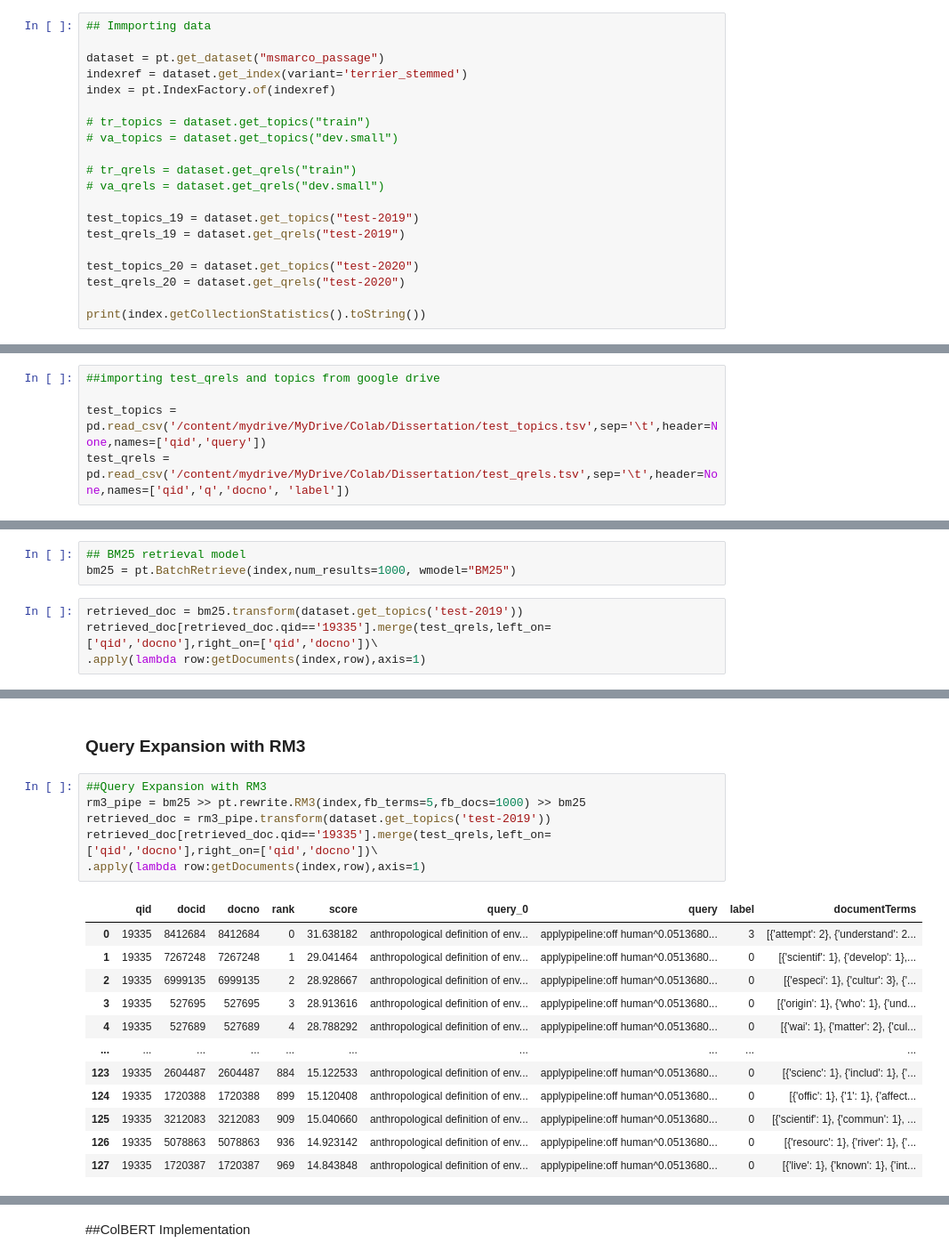
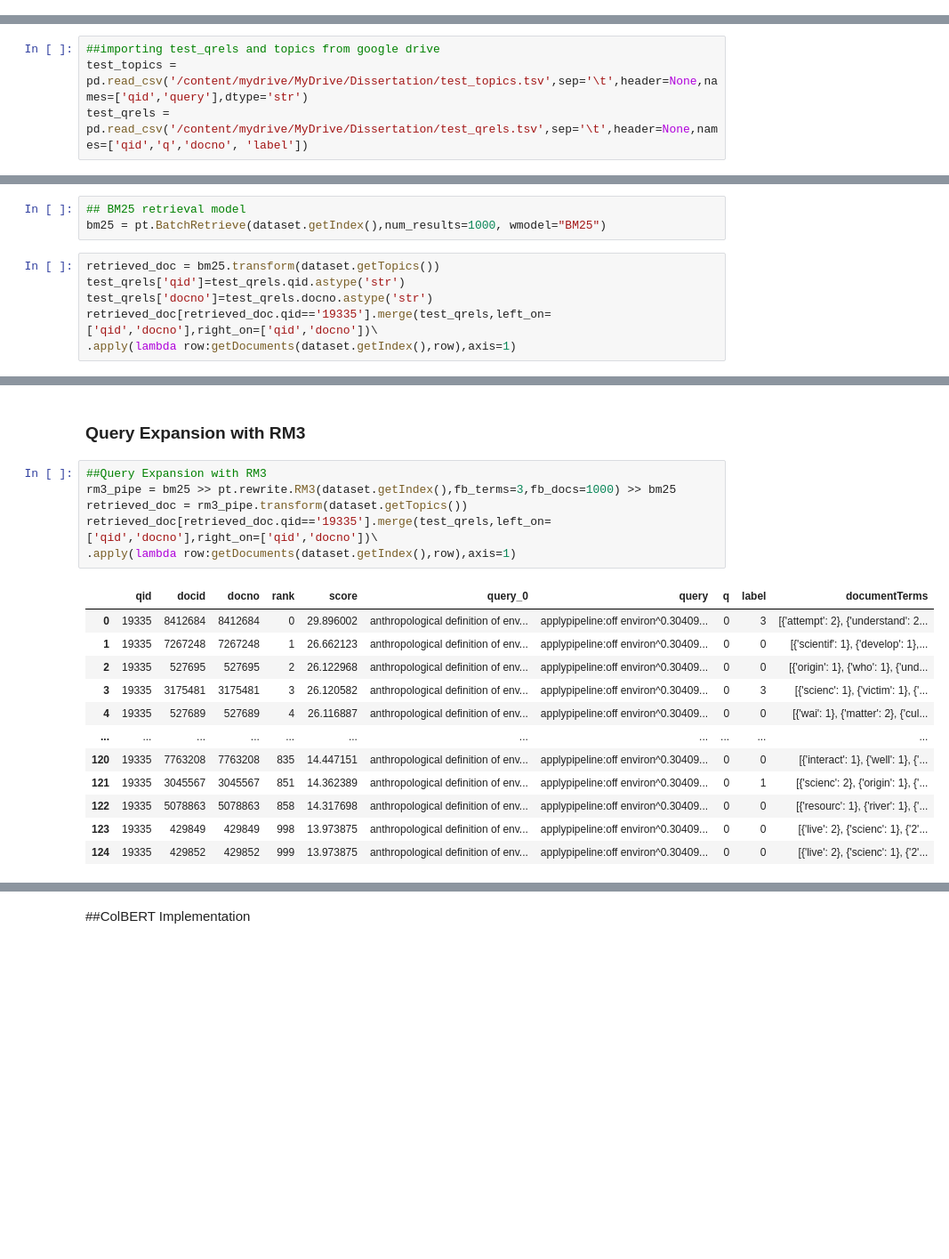
Before and after one commit to akshay-3apr/UoG-Dissertation, a Jupyter notebook: Dissertation.ipynb, the cells around one changed output, grey strips where cells are left out. Shown: that part at 89% size. Cells and saved outputs as stored; diff of their text form; blank space fills up the shorter version.

```diff
--- a/Dissertation.ipynb
+++ b/Dissertation.ipynb
@@ -89,22 +91,2 @@ pt.datasets.find_datasets('msmarco')
 # %% [markdown]
 ####Importing data
-# %%
-## Immporting data
-
-dataset = pt.get_dataset("msmarco_passage")
-indexref = dataset.get_index(variant='terrier_stemmed')
-index = pt.IndexFactory.of(indexref)
-
-# tr_topics = dataset.get_topics("train")
-# va_topics = dataset.get_topics("dev.small")
-
-# tr_qrels = dataset.get_qrels("train")
-# va_qrels = dataset.get_qrels("dev.small")
-
-test_topics_19 = dataset.get_topics("test-2019")
-test_qrels_19 = dataset.get_qrels("test-2019")
-
-test_topics_20 = dataset.get_topics("test-2020")
-test_qrels_20 = dataset.get_qrels("test-2020")
-
-print(index.getCollectionStatistics().toString())
@@ -166,8 +208,7 @@ test_topics_19[test_topics_19.qid.isin(test_qrels_19.qid)].to_csv("test_topics.t
 # %%
 ##importing test_qrels and topics from google drive
-
-test_topics = pd.read_csv('/content/mydrive/MyDrive/Colab/Dissertation/test_topics.tsv',sep='\t',header=None,names=['qid','query'])
-test_qrels = pd.read_csv('/content/mydrive/MyDrive/Colab/Dissertation/test_qrels.tsv',sep='\t',header=None,names=['qid','q','docno', 'label'])
+test_topics = pd.read_csv('/content/mydrive/MyDrive/Dissertation/test_topics.tsv',sep='\t',header=None,names=['qid','query'],dtype='str')
+test_qrels = pd.read_csv('/content/mydrive/MyDrive/Dissertation/test_qrels.tsv',sep='\t',header=None,names=['qid','q','docno', 'label'])
 # %% [markdown]
 #### Qrels labels relevance:
 
@@ -180,9 +334,11 @@ amongst extraneous information.
 ##BM25 Model
 # %%
 ## BM25 retrieval model
-bm25 = pt.BatchRetrieve(index,num_results=1000, wmodel="BM25")
+bm25 = pt.BatchRetrieve(dataset.getIndex(),num_results=1000, wmodel="BM25")
 # %%
-retrieved_doc = bm25.transform(dataset.get_topics('test-2019'))
+retrieved_doc = bm25.transform(dataset.getTopics())
+test_qrels['qid']=test_qrels.qid.astype('str')
+test_qrels['docno']=test_qrels.docno.astype('str')
 retrieved_doc[retrieved_doc.qid=='19335'].merge(test_qrels,left_on=['qid','docno'],right_on=['qid','docno'])\
-.apply(lambda row:getDocuments(index,row),axis=1)
+.apply(lambda row:getDocuments(dataset.getIndex(),row),axis=1)
 # %% [output]
@@ -209,20 +364,20 @@ retrieved_doc.to_csv("top1000.csv",sep="\t",header=False,index=False,columns=["q
 ### Query Expansion with RM3
 # %%
 ##Query Expansion with RM3
-rm3_pipe = bm25 >> pt.rewrite.RM3(index,fb_terms=5,fb_docs=1000) >> bm25
-retrieved_doc = rm3_pipe.transform(dataset.get_topics('test-2019'))
+rm3_pipe = bm25 >> pt.rewrite.RM3(dataset.getIndex(),fb_terms=3,fb_docs=1000) >> bm25
+retrieved_doc = rm3_pipe.transform(dataset.getTopics())
 retrieved_doc[retrieved_doc.qid=='19335'].merge(test_qrels,left_on=['qid','docno'],right_on=['qid','docno'])\
-.apply(lambda row:getDocuments(index,row),axis=1)
+.apply(lambda row:getDocuments(dataset.getIndex(),row),axis=1)
 # %% [output]
-|  | qid | docid | docno | rank | score | query_0 | query | label | documentTerms |
-| 0 | 19335 | 8412684 | 8412684 | 0 | 31.638182 | anthropological definition of env... | applypipeline:off human^0.0513680... | 3 | [{'attempt': 2}, {'understand': 2... |
-| 1 | 19335 | 7267248 | 7267248 | 1 | 29.041464 | anthropological definition of env... | applypipeline:off human^0.0513680... | 0 | [{'scientif': 1}, {'develop': 1},... |
-| 2 | 19335 | 6999135 | 6999135 | 2 | 28.928667 | anthropological definition of env... | applypipeline:off human^0.0513680... | 0 | [{'especi': 1}, {'cultur': 3}, {'... |
-| 3 | 19335 | 527695 | 527695 | 3 | 28.913616 | anthropological definition of env... | applypipeline:off human^0.0513680... | 0 | [{'origin': 1}, {'who': 1}, {'und... |
-| 4 | 19335 | 527689 | 527689 | 4 | 28.788292 | anthropological definition of env... | applypipeline:off human^0.0513680... | 0 | [{'wai': 1}, {'matter': 2}, {'cul... |
-| ... | ... | ... | ... | ... | ... | ... | ... | ... | ... |
-| 123 | 19335 | 2604487 | 2604487 | 884 | 15.122533 | anthropological definition of env... | applypipeline:off human^0.0513680... | 0 | [{'scienc': 1}, {'includ': 1}, {'... |
-| 124 | 19335 | 1720388 | 1720388 | 899 | 15.120408 | anthropological definition of env... | applypipeline:off human^0.0513680... | 0 | [{'offic': 1}, {'1': 1}, {'affect... |
-| 125 | 19335 | 3212083 | 3212083 | 909 | 15.040660 | anthropological definition of env... | applypipeline:off human^0.0513680... | 0 | [{'scientif': 1}, {'commun': 1}, ... |
-| 126 | 19335 | 5078863 | 5078863 | 936 | 14.923142 | anthropological definition of env... | applypipeline:off human^0.0513680... | 0 | [{'resourc': 1}, {'river': 1}, {'... |
-| 127 | 19335 | 1720387 | 1720387 | 969 | 14.843848 | anthropological definition of env... | applypipeline:off human^0.0513680... | 0 | [{'live': 1}, {'known': 1}, {'int... |
+|  | qid | docid | docno | rank | score | query_0 | query | q | label | documentTerms |
+| 0 | 19335 | 8412684 | 8412684 | 0 | 29.896002 | anthropological definition of env... | applypipeline:off environ^0.30409... | 0 | 3 | [{'attempt': 2}, {'understand': 2... |
+| 1 | 19335 | 7267248 | 7267248 | 1 | 26.662123 | anthropological definition of env... | applypipeline:off environ^0.30409... | 0 | 0 | [{'scientif': 1}, {'develop': 1},... |
+| 2 | 19335 | 527695 | 527695 | 2 | 26.122968 | anthropological definition of env... | applypipeline:off environ^0.30409... | 0 | 0 | [{'origin': 1}, {'who': 1}, {'und... |
+| 3 | 19335 | 3175481 | 3175481 | 3 | 26.120582 | anthropological definition of env... | applypipeline:off environ^0.30409... | 0 | 3 | [{'scienc': 1}, {'victim': 1}, {'... |
+| 4 | 19335 | 527689 | 527689 | 4 | 26.116887 | anthropological definition of env... | applypipeline:off environ^0.30409... | 0 | 0 | [{'wai': 1}, {'matter': 2}, {'cul... |
+| ... | ... | ... | ... | ... | ... | ... | ... | ... | ... | ... |
+| 120 | 19335 | 7763208 | 7763208 | 835 | 14.447151 | anthropological definition of env... | applypipeline:off environ^0.30409... | 0 | 0 | [{'interact': 1}, {'well': 1}, {'... |
+| 121 | 19335 | 3045567 | 3045567 | 851 | 14.362389 | anthropological definition of env... | applypipeline:off environ^0.30409... | 0 | 1 | [{'scienc': 2}, {'origin': 1}, {'... |
+| 122 | 19335 | 5078863 | 5078863 | 858 | 14.317698 | anthropological definition of env... | applypipeline:off environ^0.30409... | 0 | 0 | [{'resourc': 1}, {'river': 1}, {'... |
+| 123 | 19335 | 429849 | 429849 | 998 | 13.973875 | anthropological definition of env... | applypipeline:off environ^0.30409... | 0 | 0 | [{'live': 2}, {'scienc': 1}, {'2'... |
+| 124 | 19335 | 429852 | 429852 | 999 | 13.973875 | anthropological definition of env... | applypipeline:off environ^0.30409... | 0 | 0 | [{'live': 2}, {'scienc': 1}, {'2'... |
```
Also changed, not shown: parts of 39 cells of this notebook.
